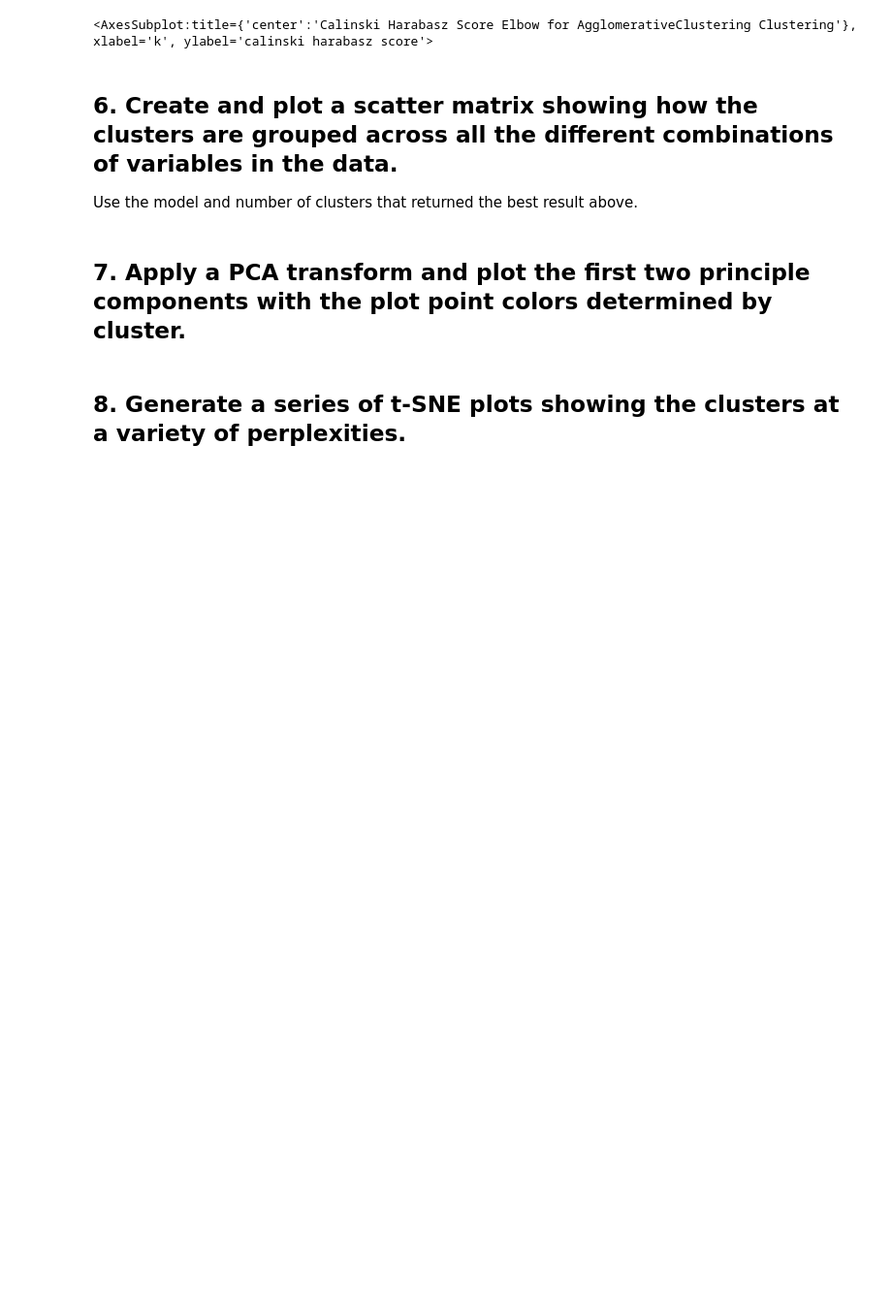
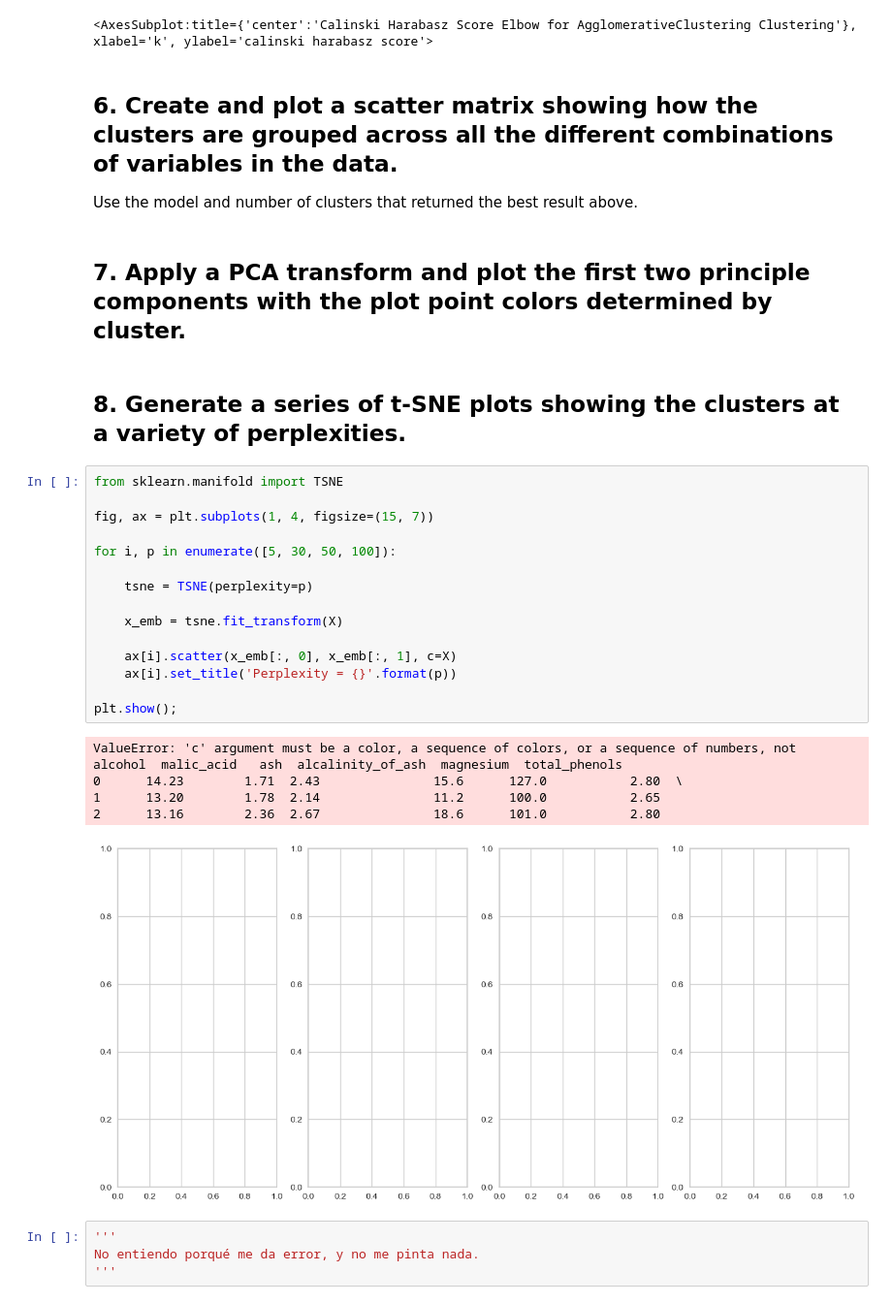
Before and after one commit to Ironhack-Data-Madrid-Abril-2023/7.4-lab_unsupervised_learning_evaluation, a Jupyter notebook: your-code/main.ipynb, the cells around one changed output. Shown at 97% size. Drawn from its saved outputs; the diff is of its cells as text; blank space fills up the shorter version.

```diff
--- a/your-code/main.ipynb
+++ b/your-code/main.ipynb
@@ -160,3 +160,28 @@ Use the model and number of clusters that returned the best result above.
 ## 7. Apply a PCA transform and plot the first two principle components with the plot point colors determined by cluster.
 # %% [markdown]
 ## 8. Generate a series of t-SNE plots showing the clusters at a variety of perplexities.
+# %%
+from sklearn.manifold import TSNE
+
+fig, ax = plt.subplots(1, 4, figsize=(15, 7))
+
+for i, p in enumerate([5, 30, 50, 100]):
+
+    tsne = TSNE(perplexity=p)
+
+    x_emb = tsne.fit_transform(X)
+
+    ax[i].scatter(x_emb[:, 0], x_emb[:, 1], c=X)
+    ax[i].set_title('Perplexity = {}'.format(p))
+
+plt.show();
+# %% [output]
+ValueError: 'c' argument must be a color, a sequence of colors, or a sequence of numbers, not      alcohol  malic_acid   ash  alcalinity_of_ash  magnesium  total_phenols
+0      14.23        1.71  2.43               15.6      127.0           2.80  \
+1      13.20        1.78  2.14               11.2      100.0           2.65
+2      13.16        2.36  2.67               18.6      101.0           2.80
+[figure, added]
+# %%
+'''
+No entiendo porqué me da error, y no me pinta nada.
+'''
```
Also changed, not shown: parts of 6 cells of this notebook.
